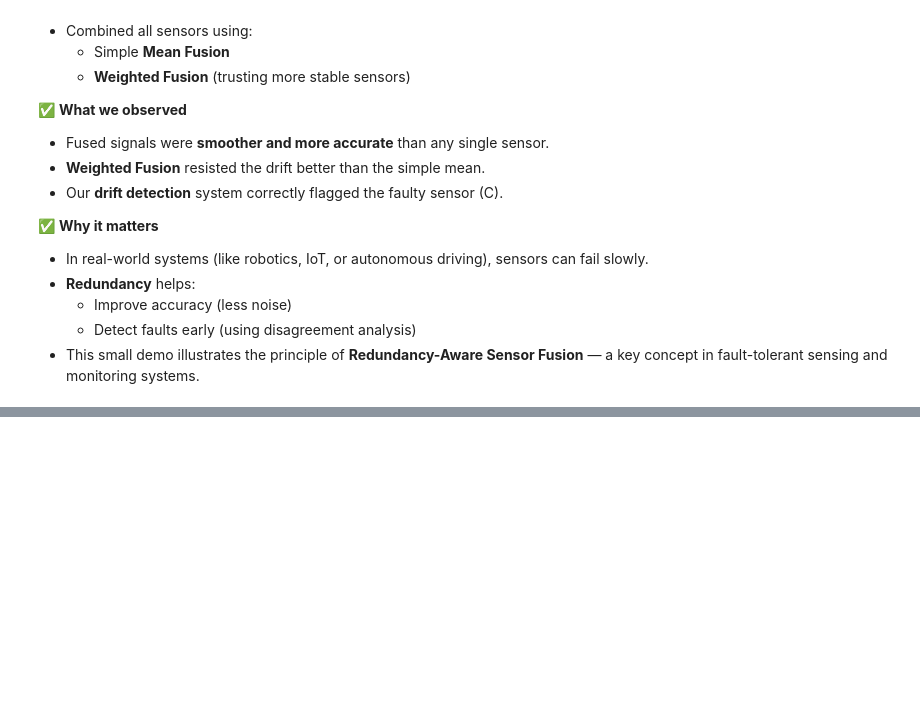
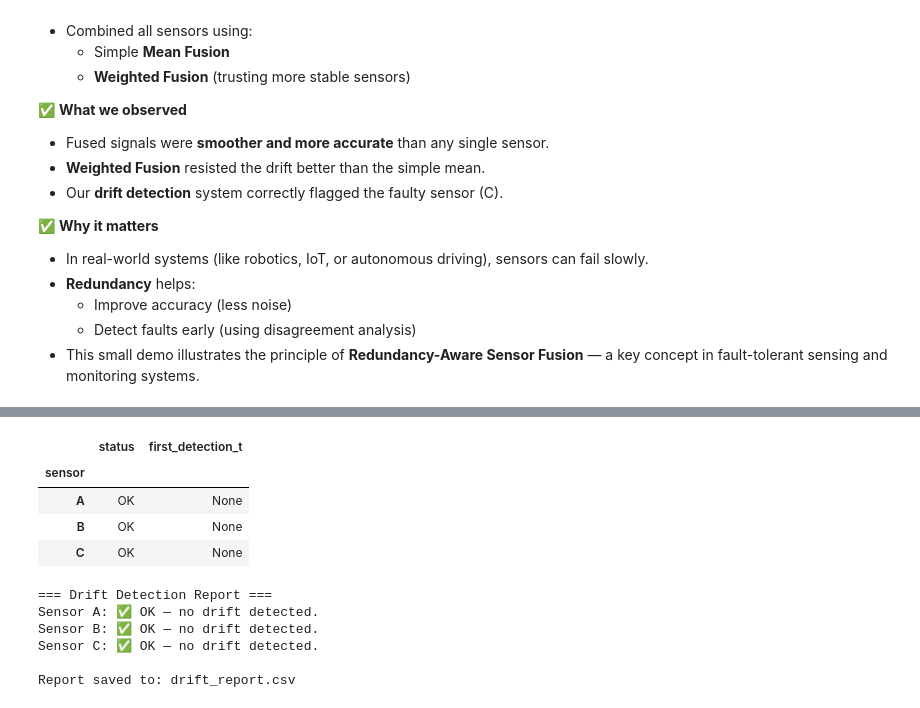
Before and after one commit to kalidasan-2001/redundancy-aware-sensor-fusion, a Jupyter notebook: redundancy_sensor_fusion.ipynb, the cells around one changed output, grey strips where cells are left out. Drawn from its saved outputs; the diff is of its cells as text; code cells hidden in the pictures; blank space fills up the shorter version.

```diff
--- a/redundancy_sensor_fusion.ipynb
+++ b/redundancy_sensor_fusion.ipynb
@@ -297,0 +313,52 @@ display(rmse_table)
+# %%
+# Step 8: Automatic Fault Report
+
+import numpy as np
+import pandas as pd
+
+def first_true_index(x: np.ndarray):
+    idx = np.where(x.astype(bool))[0]
+    return int(idx[0]) if idx.size > 0 else None
+
+report_rows = []
+for s in ["A", "B", "C"]:
+    t_first = first_true_index(data[f"flag_{s}"].values)
+    if t_first is None:
+        status = "OK"
+        msg = f"Sensor {s}: no sustained drift detected."
+    else:
+        # Estimate peak |z| around detection for context
+        z_peak = float(np.nanmax(data[f"z_{s}"][max(0, t_first-20):t_first+20]))
+        status = "FAULT"
+        msg = (f"⚠️ Sensor {s} flagged as FAULTY at t={t_first} "
+               f"(rolling residual |z|≈{z_peak:.2f} near detection).")
+    report_rows.append({"sensor": s, "status": status, "first_detection_t": t_first})
+
+report_df = pd.DataFrame(report_rows).set_index("sensor")
+display(report_df)
+
+# Friendly printout
+print("\n=== Drift Detection Report ===")
+for s, row in report_df.iterrows():
+    t = row["first_detection_t"]
+    if pd.isna(t) or t is None:
+        print(f"Sensor {s}: ✅ OK — no drift detected.")
+    else:
+        print(f"Sensor {s}: ⚠️ DRIFT detected at t={int(t)}.")
+
+# Optional: write a CSV for your repo artifacts
+report_path = "drift_report.csv"
+report_df.to_csv(report_path)
+print(f"\nReport saved to: {report_path}")
+# %% [output]
+|  | status | first_detection_t |
+| sensor |  |  |
+| A | OK | None |
+| B | OK | None |
+| C | OK | None |
+=== Drift Detection Report ===
+Sensor A: ✅ OK — no drift detected.
+Sensor B: ✅ OK — no drift detected.
+Sensor C: ✅ OK — no drift detected.
+
+Report saved to: drift_report.csv
```
Also changed, not shown: parts of 3 cells of this notebook.
